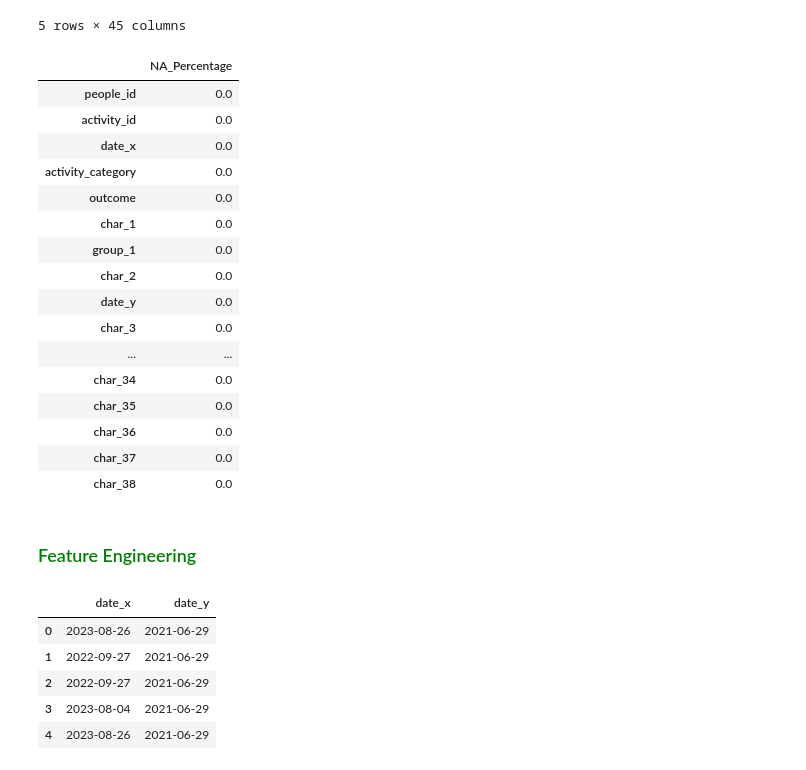
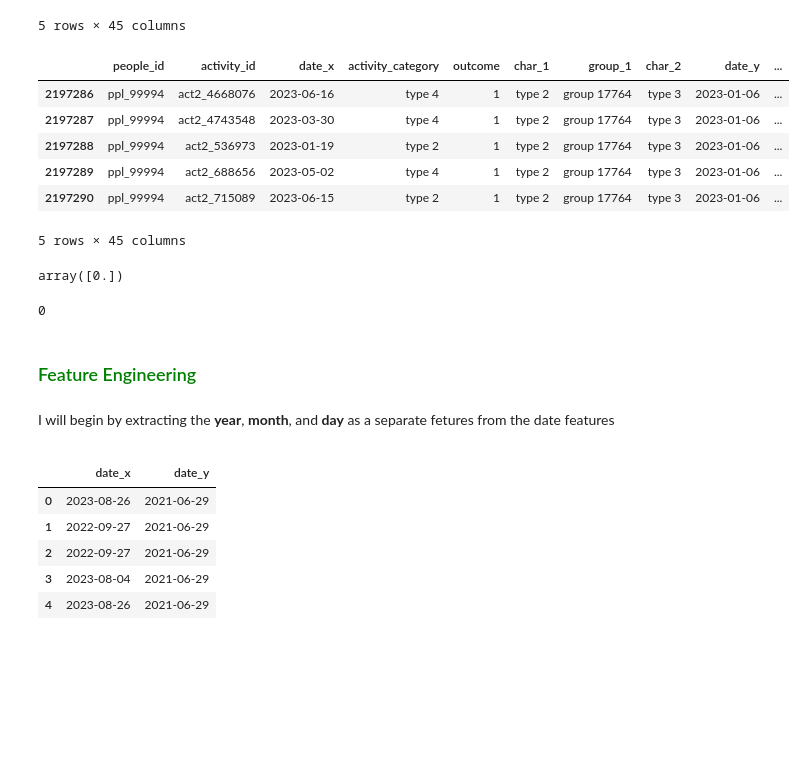
Before and after one commit to juliusmarkwei/Red-Hat-Business-Value, a Jupyter notebook: notebook/index.ipynb, the cells around one changed output. Cells and saved outputs as stored; diff of their text form; code cells hidden in the pictures; blank space fills up the shorter version.

Commit message:
droped duplicated entries

```diff
--- a/notebook/index.ipynb
+++ b/notebook/index.ipynb
@@ -197,31 +207,32 @@ merged_df.head()
 | 3 | ppl_100 | act2_3651215 | 2023-08-04 | type 2 | 0 | type 2 | group 17304 | type 2 | 2021-06-29 | ... |
 | 4 | ppl_100 | act2_4109017 | 2023-08-26 | type 2 | 0 | type 2 | group 17304 | type 2 | 2021-06-29 | ... |
 5 rows × 45 columns
+# %%
+merged_df.tail()
+# %% [output]
+|  | people_id | activity_id | date_x | activity_category | outcome | char_1 | group_1 | char_2 | date_y | ... |
+| 2197286 | ppl_99994 | act2_4668076 | 2023-06-16 | type 4 | 1 | type 2 | group 17764 | type 3 | 2023-01-06 | ... |
+| 2197287 | ppl_99994 | act2_4743548 | 2023-03-30 | type 4 | 1 | type 2 | group 17764 | type 3 | 2023-01-06 | ... |
+| 2197288 | ppl_99994 | act2_536973 | 2023-01-19 | type 2 | 1 | type 2 | group 17764 | type 3 | 2023-01-06 | ... |
+| 2197289 | ppl_99994 | act2_688656 | 2023-05-02 | type 4 | 1 | type 2 | group 17764 | type 3 | 2023-01-06 | ... |
+| 2197290 | ppl_99994 | act2_715089 | 2023-06-15 | type 2 | 1 | type 2 | group 17764 | type 3 | 2023-01-06 | ... |
+5 rows × 45 columns
 # %%
-pd.DataFrame(merged_df.isna().sum() / merged_df.shape[0], columns=["NA_Percentage"])
+# Let's view the unique percentage of the merged dataframe
+merged_df_NA_percentage = pd.DataFrame(merged_df.isna().sum() / merged_df.shape[0], columns=["NA_Percentage"])
+merged_df_NA_percentage['NA_Percentage'].unique()
 # %% [output]
-|  | NA_Percentage |
-| people_id | 0.0 |
-| activity_id | 0.0 |
-| date_x | 0.0 |
-| activity_category | 0.0 |
-| outcome | 0.0 |
-| char_1 | 0.0 |
-| group_1 | 0.0 |
-| char_2 | 0.0 |
-| date_y | 0.0 |
-| char_3 | 0.0 |
-| ... | ... |
-| char_34 | 0.0 |
-| char_35 | 0.0 |
-| char_36 | 0.0 |
-| char_37 | 0.0 |
-| char_38 | 0.0 |
+array([0.])
 # %%
-# removing duplicated entries/record/instances
+# removing duplicated entries/record/instances if any
 merged_df = merged_df.drop_duplicates()
+merged_df.duplicated().sum()
+# %% [output]
+0
 # %% [markdown]
 ### <font color="green">Feature Engineering<font>
+# %% [markdown]
+<p>I will begin by extracting the <strong>year</strong>, <strong>month</strong>, and <strong>day</strong> as a separate fetures from the date features<p>
 # %%
 merged_df[["date_x", "date_y"]].head()
 # %% [output]
```
Also changed, not shown: parts of 21 cells of this notebook.
